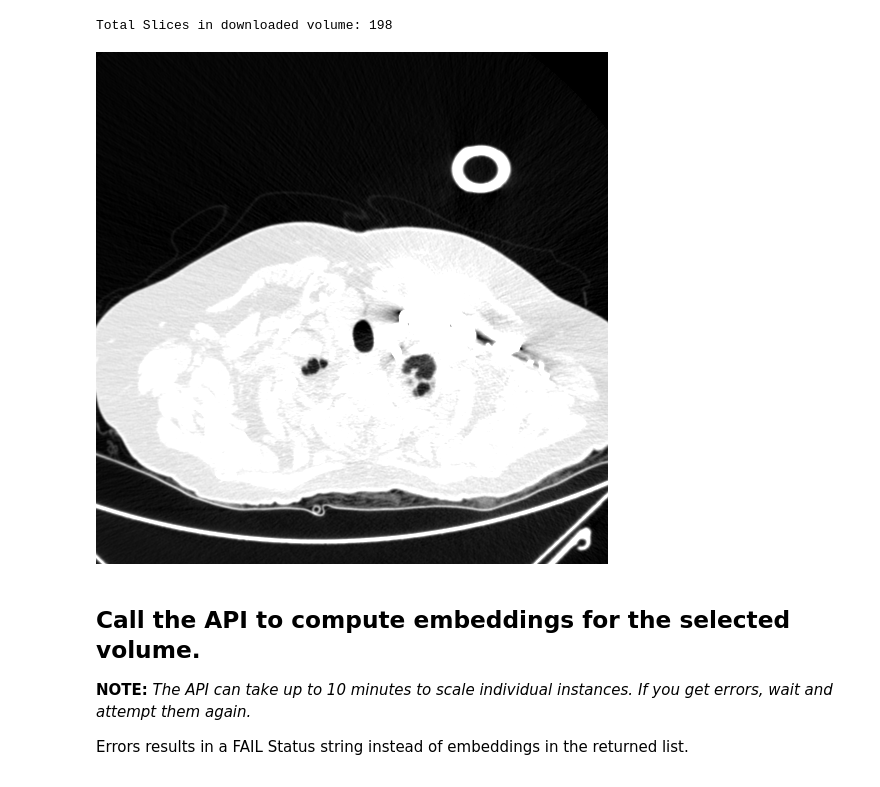
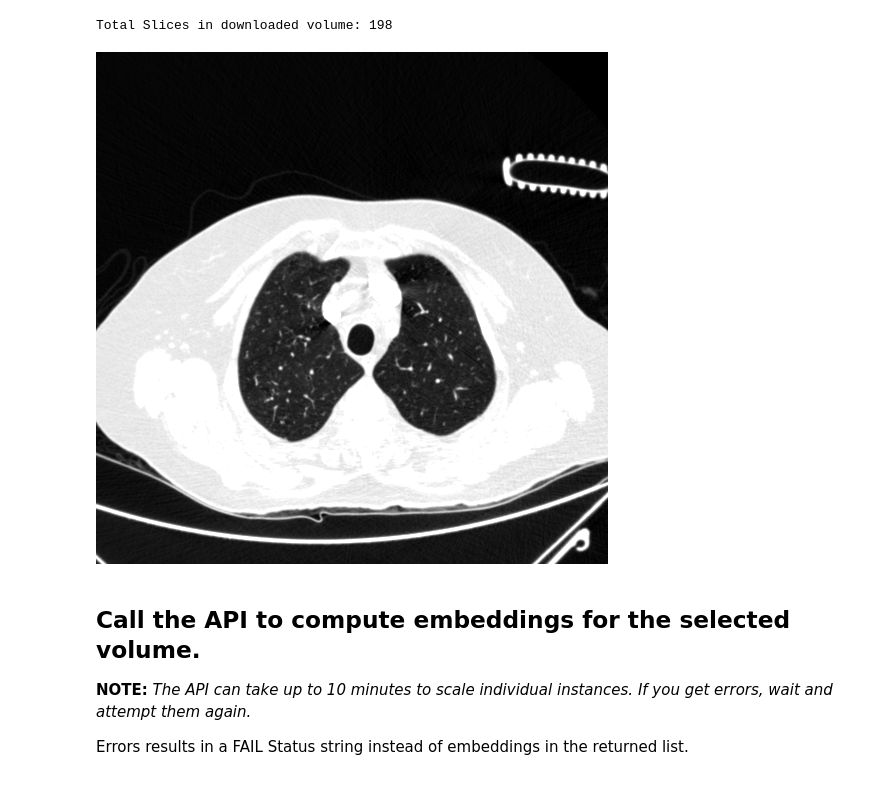
Before and after one commit to sara-hrad/AI-in-medical-imaging, a Jupyter notebook: ct-foundation/CT_Foundation_Demo.ipynb, the cells around one changed output. Cells and saved outputs as stored; diff of their text form; code cells hidden in the pictures.

```diff
--- a/ct-foundation/CT_Foundation_Demo.ipynb
+++ b/ct-foundation/CT_Foundation_Demo.ipynb
@@ -614,18 +612,18 @@ print(f'Total Slices in downloaded volume: {len(volume_as_bytes)}')
 Total Slices in downloaded volume: 198
 # %%
 #@title Render a single slice
-SLICE_TO_RENDER = 50
+SLICE_TO_RENDER = 75
 example_dicom = pydicom.dcmread(io.BytesIO(volume_as_bytes[SLICE_TO_RENDER]))
 
 arr_unsigned = example_dicom.pixel_array.copy()
 arr_unsigned = arr_unsigned.astype(np.float32)
 arr_unsigned[arr_unsigned <0] = 0
 arr_unsigned[arr_unsigned >1000] = 1000
 arr_unsigned = (arr_unsigned / 1000) * 255
 arr_unsigned = arr_unsigned.astype(np.uint8)
 Image.fromarray(arr_unsigned, mode='L')
 # %% [output]
-[figure, old version]
+[figure, new version]
 # %% [markdown]
 ## Call the API to compute embeddings for the selected volume.
 
```
Also changed, not shown: parts of 4 cells of this notebook.
